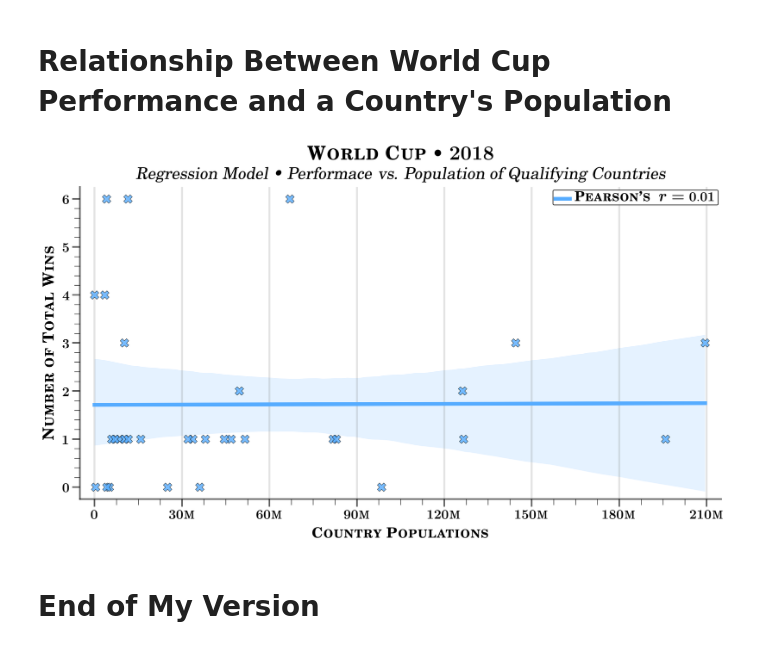
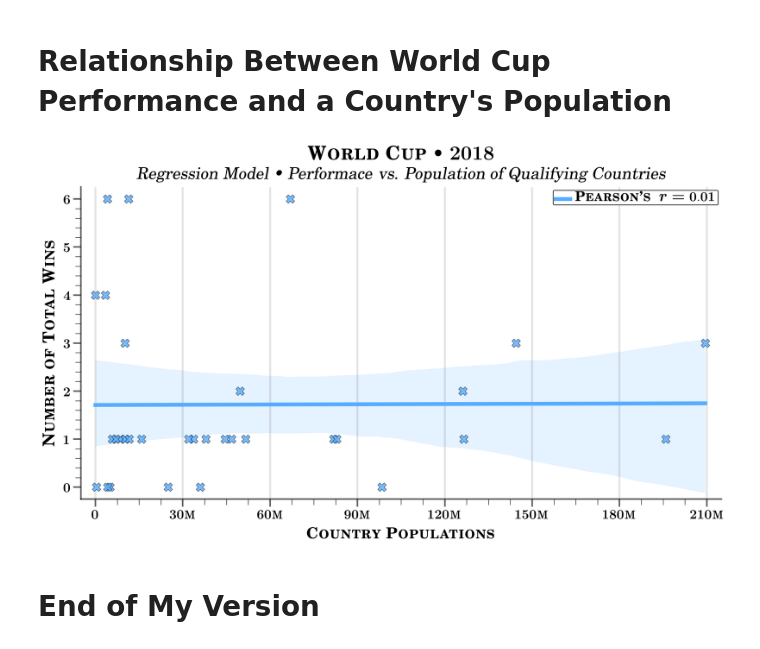
Before and after one commit to sarnadpy32/dsc-data-serialization-lab, a Jupyter notebook: index.ipynb, the cells around one changed output. Cells and saved outputs as stored; diff of their text form; code cells hidden in the pictures.

```diff
--- a/index.ipynb
+++ b/index.ipynb
@@ -1706,35 +1706,35 @@ ax.yaxis.get_minor_ticks()[-1].set_visible(False)
 lab_kw = dict(labelpad=9)
 tit_kw = dict(pad=12, linespacing=1.5)
 #------------------------------------------------------------------------------------------------
-ax.set_ylabel(r'\textbf{\scshape{Number of Total Wins}}', size=24, **lab_kw)
-ax.set_xlabel(r'\textbf{\scshape{Country Populations}}', size=22.5, **lab_kw)
+ax.set_ylabel(r'\textbf{\scshape{Number of Total Wins}}', size=25.5, **lab_kw)
+ax.set_xlabel(r'\textbf{\scshape{Country Populations}}', size=24, **lab_kw)
 #------------------------------------------------------------------------------------------------
 tit_m = r'{\fontsize{30}{0}\selectfont{\textbf{\scshape{World Cup \textbullet\ }}}}'+   \
         r'{\fontsize{31.5}{0}\selectfont{$\mathbf{2018}$}'+'\n'+   \
         r'{\fontsize{25.5}{0}\selectfont{\textsl{Regression Model \textbullet\ Performace }'\
         r'{\fontsize{25.5}{0}\selectfont{\textsl{vs. Population of Qualifying Countries }'
 #------------------------------------------------------------------------------------------------
 ax.set_title(tit_m, **tit_kw)
 
 # Setting legend, saving the plot, and showing the plots
 #################################################################################################
 leg_kw = dict(bbox_to_anchor=(1,1), loc='upper right', labelspacing=.63, handlelength=2.25)
 frame_kw = dict(lw=1.2, ec='k')
 #------------------------------------------------------------------------------------------------
 leg_text = [r"{\fontsize{21}{0}\selectfont{\textbf{\scshape{Pearson's }}"+   \
             r'{\fontsize{24}{0}\selectfont{\ $\boldsymbol{r}$\ $\boldsymbol{=}$\ }}'+   \
             r'{\fontsize{21}{0}\selectfont{$\mathbf{'+'{:.2f}'.format(pear_r)+'}$}}']
 leg_line = [mlines.Line2D([],[], color=faded_color, lw=6)]
 leg = ax.legend(handles=leg_line, labels=leg_text, **leg_kw)
 #------------------------------------------------------------------------------------------------
 plt.setp(leg.get_frame(), **frame_kw)
 
 # Saving and showing the plots
 #################################################################################################
 fig.savefig('visuals\Performance vs Population.jpeg', format='jpeg', bbox_inches='tight')
 #------------------------------------------------------------------------------------------------
 plt.show()
 # %% [output]
-[figure, old version]
+[figure, new version]
 # %% [markdown]
 # End of My Version
```
Also changed, not shown: 1 other file.
